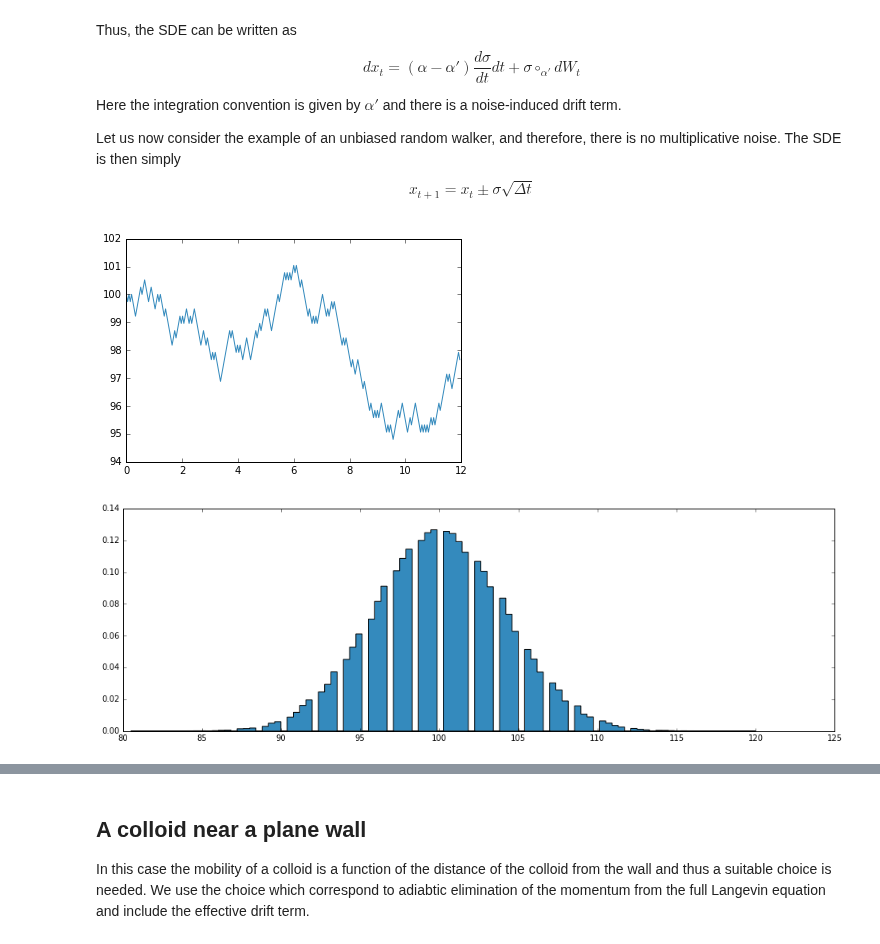
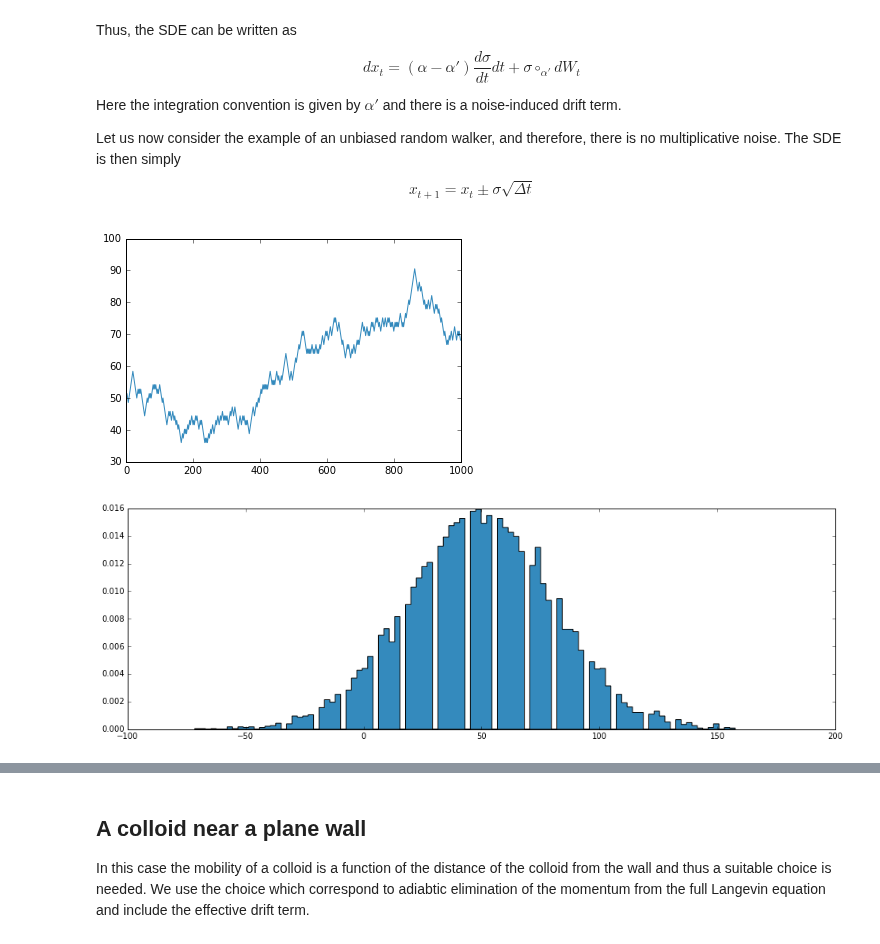
Before and after one commit to rajeshrinet/compPhy, a Jupyter notebook: notebooks/2017/SDE.ipynb, the cells around one changed output, grey strips where cells are left out. Cells and saved outputs as stored; diff of their text form; code cells hidden in the pictures.

```diff
--- a/notebooks/2017/SDE.ipynb
+++ b/notebooks/2017/SDE.ipynb
@@ -26,9 +26,9 @@ $$
 x_{t+1} =x_{t} \pm \sigma \sqrt{\Delta t}
 $$
 # %%
-N  = 256;
+N  = 512;
 t0 = 0
-tf = 12
+tf = 1000
 dt = float(tf - t0) / N
 ts = np.arange(t0, tf, dt)
 ys = np.zeros(np.prod(ts.shape))
@@ -42,21 +42,21 @@ def simulate(ys, ys0, sqdt):
     for i in range(N-1):
         ys[i+1] = ys[i] + (1-2*np.random.randint(0, 2))*sqdt
 
-ys0   = 100
-sqdt  = 1.2*np.sqrt(dt)
+ys0   = 50
+sqdt  = np.sqrt(dt)
 simulate(ys, ys0, sqdt)
 plt.plot(ts, ys, color="#348ABD");
 # %% [output]
-[figure, old version]
+[figure, new version]
 # %%
 fig = plt.figure(figsize=(16, 5), dpi=80, facecolor='w', edgecolor='k');
 
-Ns = 100000
+Ns = 10000
 R = np.zeros(Ns)
 for i in range(Ns):
     simulate(ys, ys0, sqdt)
     R[i] = ys[N-1]
 
 plt.hist(R, bins=100, normed=1, histtype='stepfilled', color="#348ABD");
 # %% [output]
-[figure, old version]
+[figure, new version]
```
Also changed, not shown: parts of 6 cells of this notebook.
